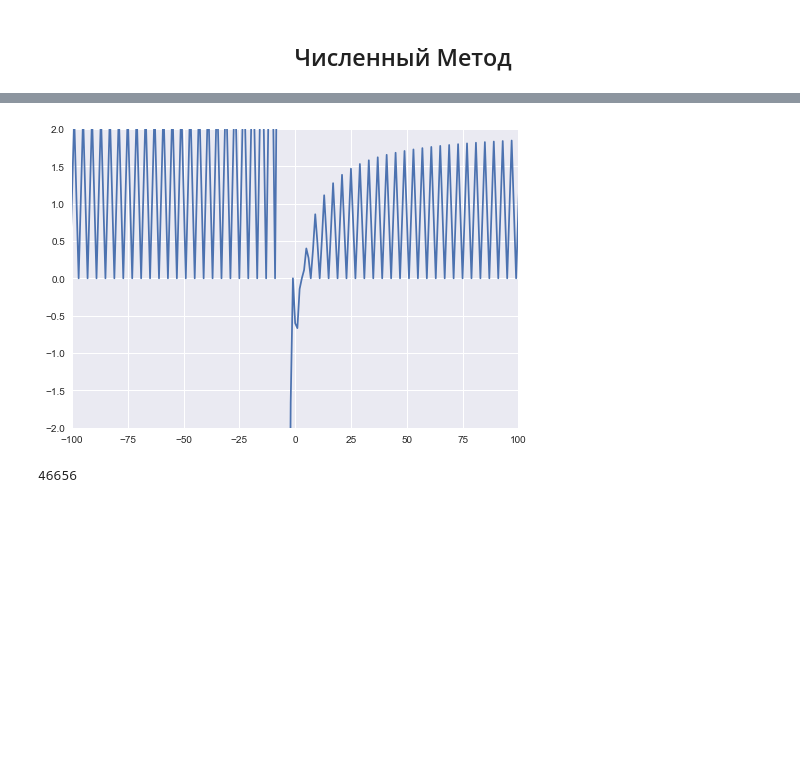
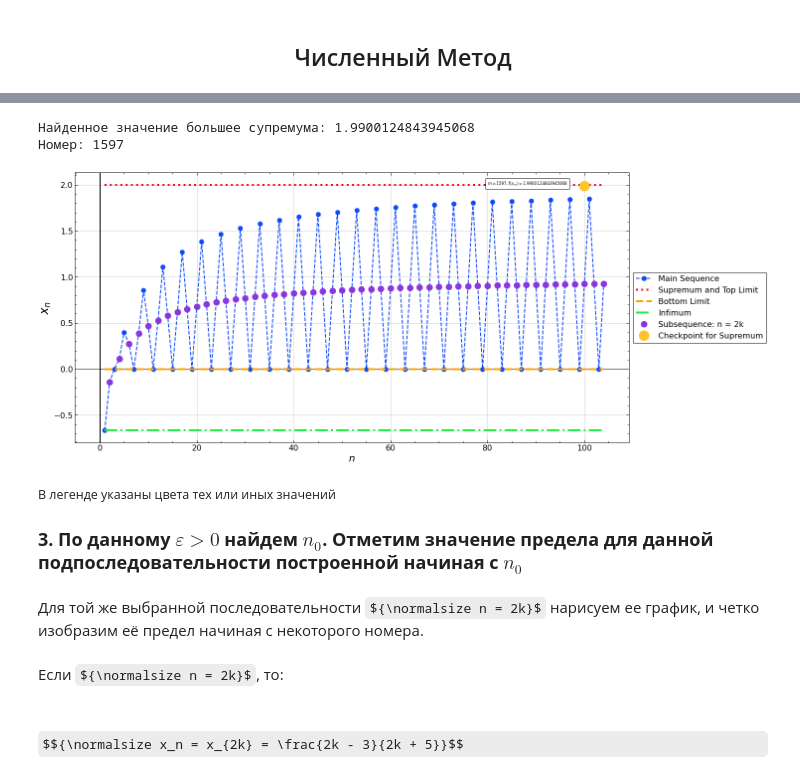
Before and after one commit to lilpuzeen/Calculus-S1-2, a Jupyter notebook: main.ipynb, the cells around one changed output, grey strips where cells are left out. Saved outputs shown, nothing was run; the diff lists cells and outputs as text; code cells hidden in the pictures; some formulas as TeX source; blank space fills up the shorter version.

```diff
--- a/main.ipynb
+++ b/main.ipynb
@@ -24,0 +176,2 @@ plt.style.use("seaborn")
+# %%
+plt.style.use(["science", "notebook", "grid", "high-vis"])  # Стиль координатной плоскости
@@ -32,11 +182,0 @@ y1 = np.sin(x)
-# %%
-plt.xlim(-100, 100)
-plt.ylim(-2, 2)
-plt.plot(x, y)
-plt.show()
-# %% [output]
-[figure, removed]
-# %%
-((-223+7)**2)
-# %% [output]
-46656
@@ -42,0 +187,61 @@ plt.show()
+# %%
+# Задание 2.4
+
+eps = 0.01  # Эпсилон
+x_m = 0  # Переменная в которую положим значение которое окажется больше чем sup - eps
+sup = 2  #  Супремум
+m = 0  #  Номер этого значения
+for i in range(1, 1_000_000):
+    tmp = function(i)
+    if tmp > sup - eps:  #  Критерий супремума
+        x_m = tmp
+        m = i
+        print(f"Найденное значение большее супремума: {x_m}")
+        print(f"Номер: {i}")
+        break
+
+X_sup = np.arange(m - 100, m + 1)
+Y_sup = function(X_sup)
+# %% [output]
+Найденное значение большее супремума: 1.9900124843945068
+Номер: 1597
+# %%
+plt.figure(figsize=(20, 10))  # Зададим размер окна с коорд. плоскостью
+plt.axvline(x=0, lw=2, color="black")  # Построим х=0
+plt.axhline(y=0, lw=1, color="black")  # Построим у=0
+plt.xlabel("$n$", fontsize=20)  # Подпишем ось абсцисс
+plt.ylabel("$x_n$", fontsize=24)  # Подпишем ось ординат
+
+# Построим график последовательности
+plt.plot(X, Y, "o--", lw=2, ms=9, label="Main Sequence")
+
+# Прямая линия, отвечает за супремум и верхний предел
+plt.plot(X, X*0 + 2, ":", lw=4, label="Supremum and Top Limit")
+
+# Прямая линия, отвечает за нижний предел
+plt.plot(X, X*0, "--", lw=4, color="orange", label="Bottom Limit")
+
+# Прямая линия, отвечает за инфимум
+plt.plot(X, X*0 + function(X[0]), lw=4, label="Infimum")
+
+# Подпоследовательность при n = 2k
+plt.plot(2*X_half, (2*X_half - 3) / (2*X_half + 5), "o", lw=4, ms=12, label="Subsequence: n = 2k")
+
+# Точка из задания 2.4
+plt.plot(100, x_m, "o", ms=20, label="Checkpoint for Supremum")
+plt.text(80, 2, f"$m = {m}, f(x_m) = {x_m}$", fontsize=8, bbox=dict(facecolor="white", edgecolor="black"))
+
+plt.legend(loc="center left", bbox_to_anchor=(1, 0.5), edgecolor="black")  # Отобразим легенду графика
+plt.show()
+# %% [output]
+[figure, added]
+# %% [markdown]
+<p><small>В легенде указаны цвета тех или иных значений</small></p>
+# %% [markdown]
+<p style="font-weight: bold; font-size: 18px;">3. По данному $\varepsilon > 0$ найдем $n_0$. Отметим значение предела для данной подпоследовательности построенной начиная с $n_0$</p>
+# %% [markdown]
+<p style="font-size:15px">Для той же выбранной последовательности ${\normalsize n = 2k}$ нарисуем ее график, и четко изобразим её предел начиная с некоторого номера.</p>
+# %% [markdown]
+<p>Если ${\normalsize n = 2k}$, то:</p>
+<br>
+$${\normalsize x_n = x_{2k} = \frac{2k - 3}{2k + 5}}$$
```
Also changed, not shown: parts of 63 cells of this notebook, 1 other file.
